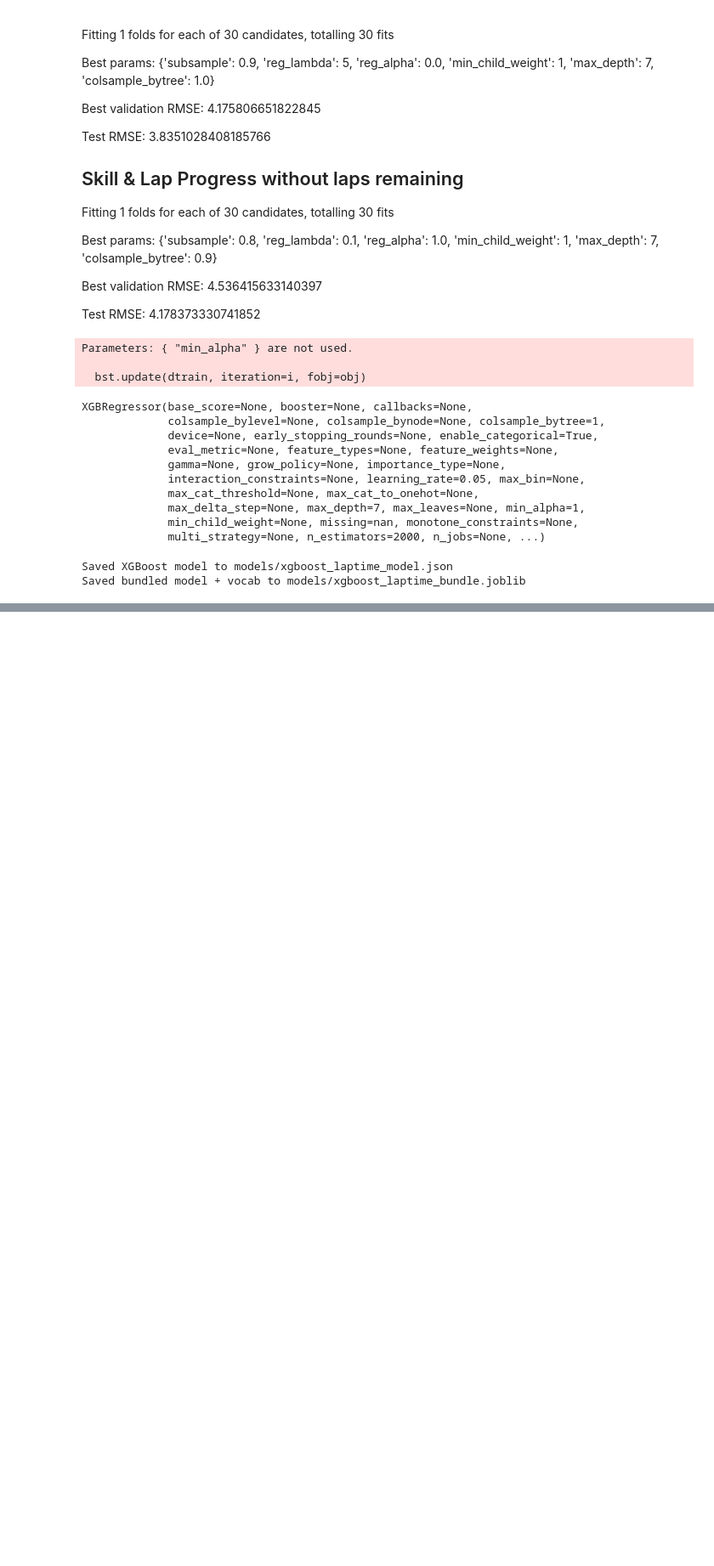
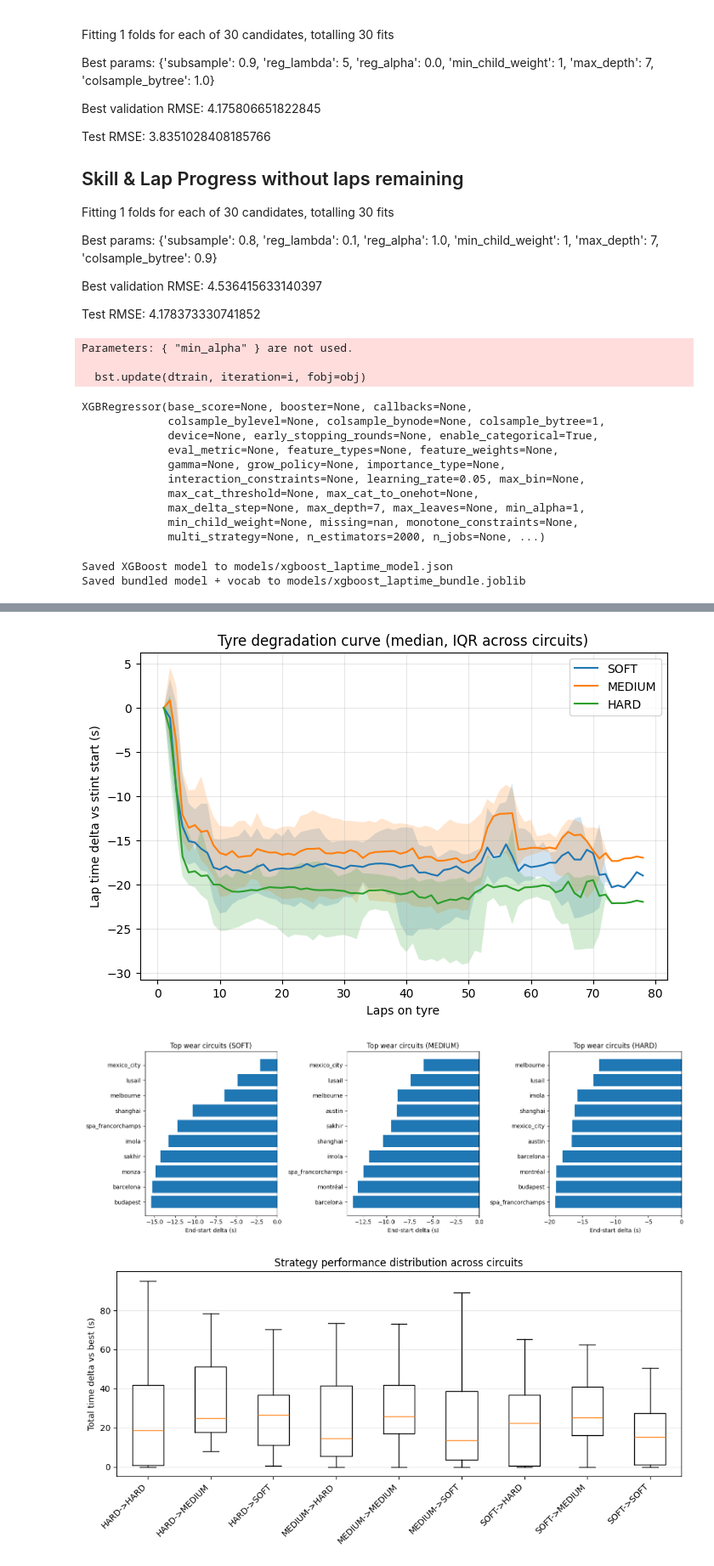
Before and after one commit to ekazukii/f1-simple-tel, a Jupyter notebook: models/xgboost_laptime.ipynb, the cells around one changed output, grey strips where cells are left out. Shown at 85% size. Cells and saved outputs as stored; diff of their text form; code cells hidden in the pictures; blank space fills up the shorter version.

```diff
--- a/models/xgboost_laptime.ipynb
+++ b/models/xgboost_laptime.ipynb
@@ -493,0 +595,72 @@ RMSE (test): 3.0483
+# %%
+# Tyre degradation plots
+import matplotlib.pyplot as plt
+import numpy as np
+
+if 'stint_laps_df' not in locals() or 'strategy_summary' not in locals() or 'stint_summary' not in locals():
+    print('Run the tyre degradation cell above first.')
+else:
+    compounds = ['SOFT', 'MEDIUM', 'HARD']
+
+    # Normalize per circuit+compound to show degradation shape
+    norm_df = stint_laps_df.copy()
+    norm_df['start_lap_time'] = norm_df.groupby(['circuit_id', 'compound'])['lap_time'].transform('first')
+    norm_df['delta_from_start'] = norm_df['lap_time'] - norm_df['start_lap_time']
+
+    curve = (
+        norm_df
+        .groupby(['compound', 'laps_on_current_tyre'])['delta_from_start']
+        .agg(median='median', q1=lambda s: np.percentile(s, 25), q3=lambda s: np.percentile(s, 75))
+        .reset_index()
+    )
+
+    fig, ax = plt.subplots(figsize=(8, 5))
+    for compound in compounds:
+        sub = curve[curve['compound'] == compound]
+        if sub.empty:
+            continue
+        ax.plot(sub['laps_on_current_tyre'], sub['median'], label=compound)
+        ax.fill_between(sub['laps_on_current_tyre'], sub['q1'], sub['q3'], alpha=0.2)
+    ax.set_title('Tyre degradation curve (median, IQR across circuits)')
+    ax.set_xlabel('Laps on tyre')
+    ax.set_ylabel('Lap time delta vs stint start (s)')
+    ax.grid(True, alpha=0.3)
+    ax.legend()
+    plt.show()
+
+    # Circuits with the highest wear (end-start) per compound
+    fig, axes = plt.subplots(1, 3, figsize=(15, 5), sharex=False)
+    for i, compound in enumerate(compounds):
+        ax = axes[i]
+        sub = (
+            stint_summary[stint_summary['compound'] == compound]
+            .sort_values('delta_end_start', ascending=False)
+            .head(10)
+        )
+        ax.barh(sub['circuit_id'], sub['delta_end_start'])
+        ax.set_title(f'Top wear circuits ({compound})')
+        ax.set_xlabel('End-start delta (s)')
+        ax.invert_yaxis()
+    plt.tight_layout()
+    plt.show()
+
+    # Strategy comparison: delta vs best strategy per circuit
+    strat = strategy_summary.copy()
+    strat['best_time'] = strat.groupby('circuit_id')['total_time'].transform('min')
+    strat['delta_vs_best'] = strat['total_time'] - strat['best_time']
+
+    strategies = sorted(strat['strategy'].unique().tolist())
+    data = [strat[strat['strategy'] == s]['delta_vs_best'].values for s in strategies]
+
+    fig, ax = plt.subplots(figsize=(10, 5))
+    ax.boxplot(data, labels=strategies, showfliers=False)
+    ax.set_title('Strategy performance distribution across circuits')
+    ax.set_ylabel('Total time delta vs best (s)')
+    ax.grid(True, axis='y', alpha=0.3)
+    ax.set_xticklabels(strategies, rotation=45, ha='right')
+    plt.tight_layout()
+    plt.show()
+# %% [output]
+[figure, added]
+[figure, added]
+[figure, added]
```
Also changed, not shown: parts of 5 cells of this notebook, 3 other files.
